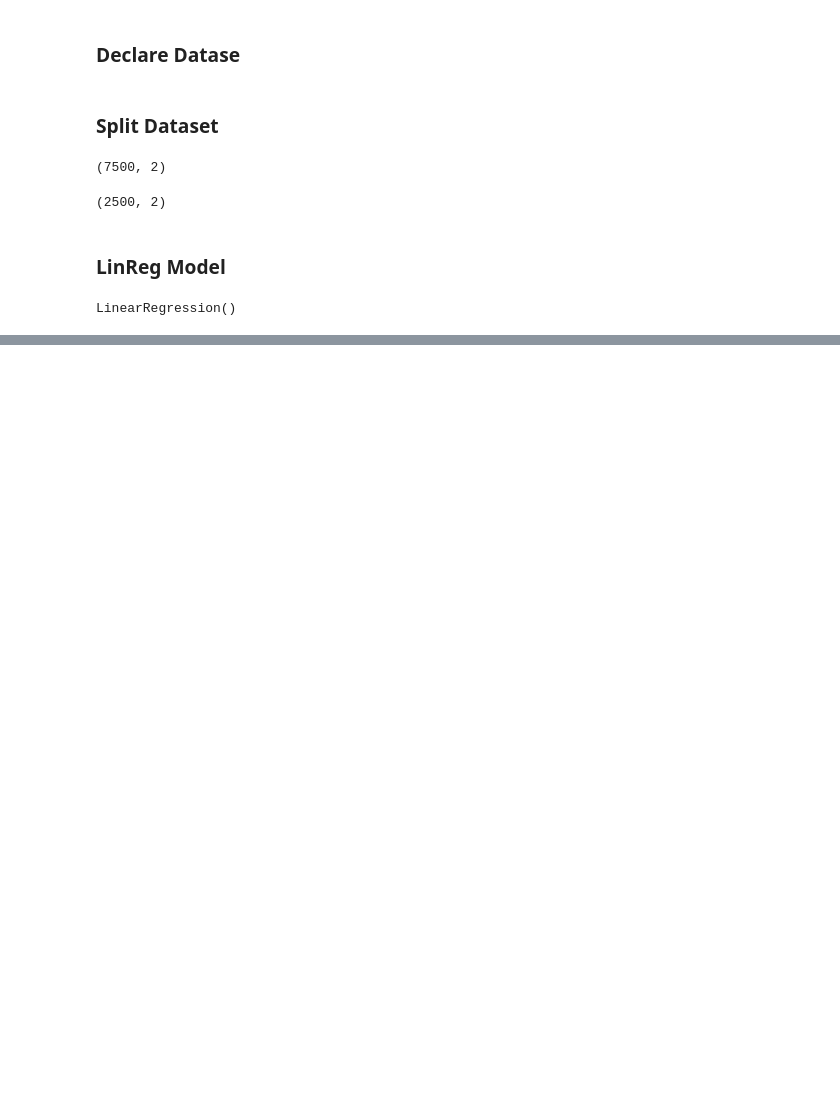
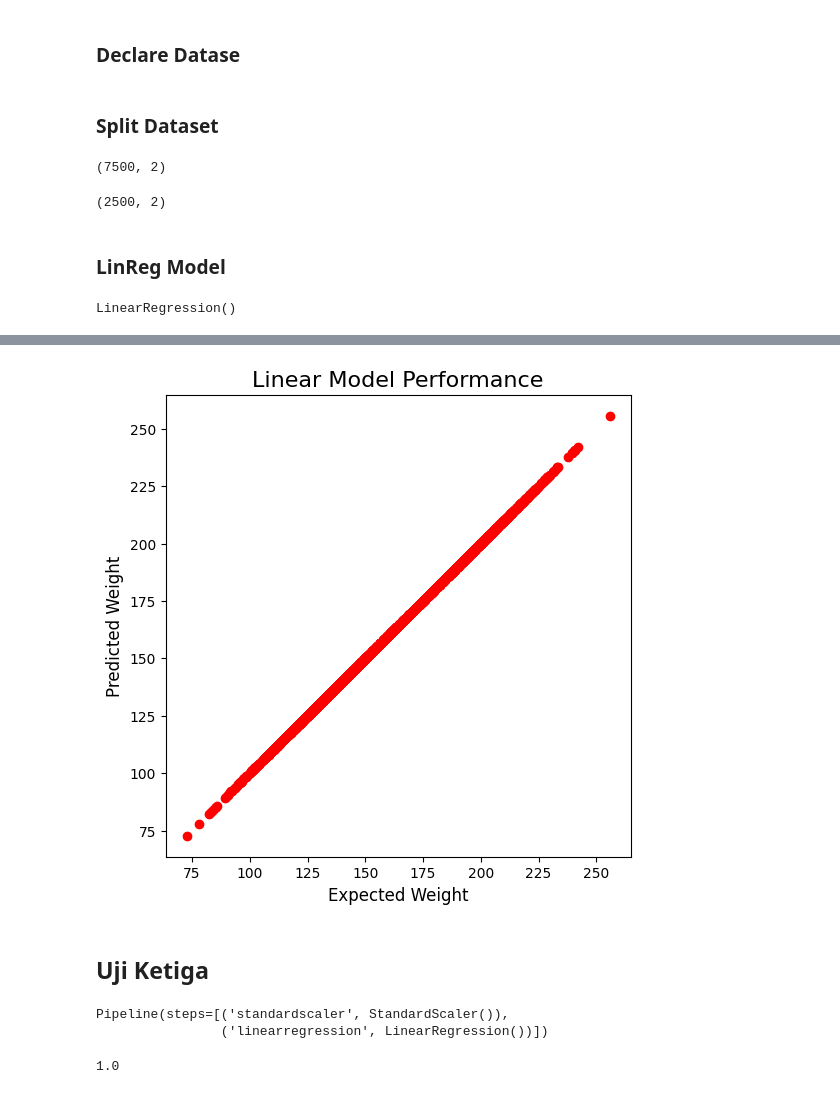
Before and after one commit to nadeap/Machine-Learning, a Jupyter notebook: Supervised-LinReg/weight prediction.ipynb, the cells around one changed output, grey strips where cells are left out. Saved outputs shown, nothing was run; the diff lists cells and outputs as text; code cells hidden in the pictures; blank space fills up the shorter version.

```diff
--- a/Supervised-LinReg/weight prediction.ipynb
+++ b/Supervised-LinReg/weight prediction.ipynb
@@ -128,0 +122,33 @@ predict
+# %%
+plt.figure(figsize=(6, 6))
+plt.scatter(y_test, model1.predict(x_test), color = 'red')
+
+plt.title('Linear Model Performance', fontsize = 16)
+plt.xlabel('Expected Weight', fontsize = 12)
+plt.ylabel('Predicted Weight', fontsize = 12)
+
+plt.show()
+# %% [output]
+[figure, added]
+# %% [markdown]
+## Uji Ketiga
+# %%
+X = data.loc[:, ['Height', 'Gender']].values
+y = data.loc[:, 'Weight'].values
+
+from sklearn.model_selection import train_test_split
+x_train, x_test, y_train, y_test = train_test_split(x, y, test_size = 0.25, random_state = 42)
+
+from sklearn.linear_model import LinearRegression
+from sklearn.pipeline import make_pipeline
+from sklearn.preprocessing import StandardScaler
+
+model = make_pipeline(StandardScaler(), LinearRegression())
+model.fit(x_train, y_train)
+# %% [output]
+Pipeline(steps=[('standardscaler', StandardScaler()),
+                ('linearregression', LinearRegression())])
+# %%
+model.score(x_train, y_train)
+# %% [output]
+1.0
```
Also changed, not shown: parts of 17 cells of this notebook.
